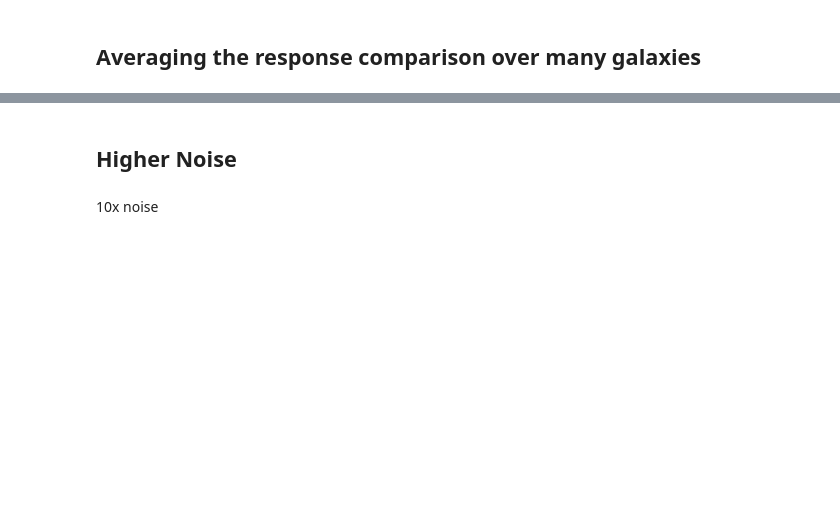
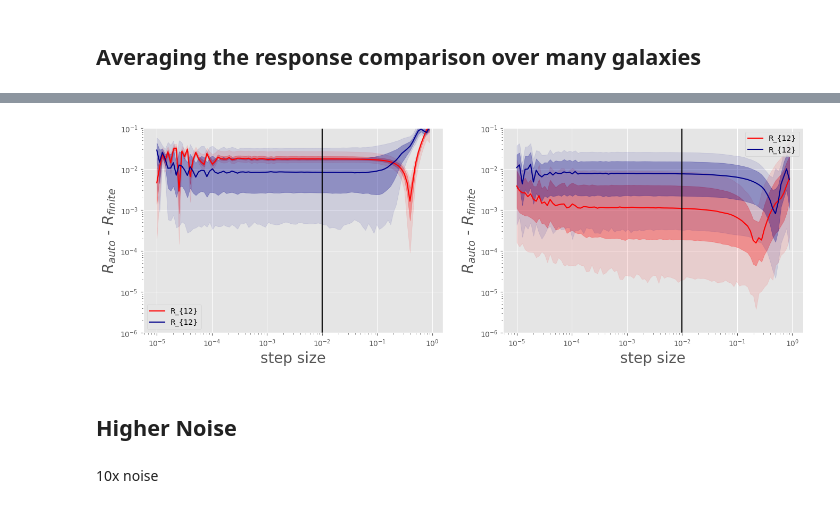
Before and after one commit to CosmoStat/autometacal, a Jupyter notebook: notebooks/metacal_compare_auto_finite.ipynb, the cells around one changed output, grey strips where cells are left out. Drawn from its saved outputs; the diff is of its cells as text; code cells hidden in the pictures; blank space fills up the shorter version.

```diff
--- a/notebooks/metacal_compare_auto_finite.ipynb
+++ b/notebooks/metacal_compare_auto_finite.ipynb
@@ -401,6 +366,10 @@ savefig(f'autofinite_response_log.jpeg',bbox_inches='tight')
 ## Galaxy Batches
 # %%
 from scipy.stats import truncnorm
+# %%
+def line_and_contours(lines,percentiles=[2.5,16,50,84,97.5]):
+  line_and_contours = np.percentile(lines,percentiles,axis=1)
+  return line_and_contours
 # %%
 g_list = []
 i=0
@@ -530,66 +504,53 @@ calibre_f=tf.linalg.inv(R_auto[:]) @ tf.reshape(e_auto,[-1,2,1])
 # %%
 style.use('ggplot')
+R_finite=np.array(R_finite_list)
 figure(figsize=(16,5))
 subplot(121)
 
-Yup00  = np.percentile(abs(R_auto[:,0,0]-R_finite[:,:,0,0]),[95],axis=1)[0]
-Ydn00  = np.percentile(abs(R_auto[:,0,0]-R_finite[:,:,0,0]),[5],axis=1)[0]
-fill_between(steps, Yup00,Ydn00,color='red',alpha=0.1)
-
-Yup00  = np.percentile(abs(R_auto[:,0,0]-R_finite[:,:,0,0]),[84],axis=1)[0]
-Ydn00  = np.percentile(abs(R_auto[:,0,0]-R_finite[:,:,0,0]),[16],axis=1)[0]
-fill_between(steps, Yup00,Ydn00,color='red',alpha=0.3)
-
-Yup11  = np.percentile(abs(R_auto[:,1,1]-R_finite[:,:,1,1]),[95],axis=1)[0]
-Ydn11  = np.percentile(abs(R_auto[:,1,1]-R_finite[:,:,1,1]),[5],axis=1)[0]
-fill_between(steps, Yup11,Ydn11,color='darkblue',alpha=0.1)
-
-Yup11  = np.percentile(abs(R_auto[:,1,1]-R_finite[:,:,1,1]),[84],axis=1)[0]
-Ydn11  = np.percentile(abs(R_auto[:,1,1]-R_finite[:,:,1,1]),[16],axis=1)[0]
-fill_between(steps, Yup11,Ydn11,color='darkblue',alpha=0.3)
+Y00_95, Y00_84, Y00_median, Y00_16, Y00_5 = line_and_contours(abs(R_auto[:,0,0]-R_finite[:,:,0,0]))
+fill_between(steps, Y00_5,Y00_95,color='red',alpha=0.1)####CL95
+fill_between(steps, Y00_16,Y00_84,color='red',alpha=0.3)####CL68
+plot(steps,Y00_median,label="R_{12}",color='red')####Median
 
 
-plot(steps,np.median(abs(R_auto[:,0,0]-R_finite[:,:,0,0]),axis=1),label="R_{11}",color='red')
-plot(steps,np.median(abs(R_auto[:,1,1]-R_finite[:,:,1,1]),axis=1),label="R_{22}",color='darkblue')
+Y11_95, Y11_84, Y11_median, Y11_16, Y11_5 = line_and_contours(abs(R_auto[:,1,1]-R_finite[:,:,1,1]))
+fill_between(steps, Y11_5,Y11_95,color='darkblue',alpha=0.1)####CL95
+fill_between(steps, Y11_16,Y11_84,color='darkblue',alpha=0.3)####CL68
+plot(steps,Y11_median,label="R_{12}",color='darkblue')####Median
+plot([1e-2,1e-2],[1e-6,1e-1],'k-')
 
-plot([1e-2,1e-2],[1e-6,1e-1],'k-')
-#ylim([1e-6,1e0])
+ylim([1e-6,1e-1])
 xlabel('step size',fontsize=20)
 ylabel('$R_{auto}$ - $R_{finite}$',fontsize=20)
 legend()
 xscale('log')
 yscale('log')
 
 subplot(122)
 
-####CL95
-Yup10  = np.percentile(abs(R_auto[:,1,0]-R_finite[:,:,1,0]),[95],axis=1)[0]
-Ydn10  = np.percentile(abs(R_auto[:,1,0]-R_finite[:,:,1,0]),[5],axis=1)[0]
-fill_between(steps, Yup10,Ydn10,color='red',alpha=0.1)
-####CL68
-Yup10  = np.percentile(abs(R_auto[:,1,0]-R_finite[:,:,1,0]),[84],axis=1)[0]
-Ydn10  = np.percentile(abs(R_auto[:,1,0]-R_finite[:,:,1,0]),[16],axis=1)[0]
-fill_between(steps, Yup10,Ydn10,color='red',alpha=0.3)
+Y10_95, Y10_84, Y10_median, Y10_16, Y10_5 = line_and_contours(abs(R_auto[:,1,0]-R_finite[:,:,1,0]))
+fill_between(steps, Y10_5,Y10_95,color='red',alpha=0.1)####CL95
+fill_between(steps, Y10_16,Y10_84,color='red',alpha=0.3)####CL68
+plot(steps,Y10_median,label="R_{12}",color='red')####Median
 
 
-Yup01  = np.percentile(abs(R_auto[:,0,1]-R_finite[:,:,0,1]),[95],axis=1)[0]
-Ydn01  = np.percentile(abs(R_auto[:,0,1]-R_finite[:,:,0,1]),[5],axis=1)[0]
-fill_between(steps, Yup01,Ydn01,color='darkblue',alpha=0.1)
+Y01_95, Y01_84, Y01_median, Y01_16, Y01_5 = line_and_contours(abs(R_auto[:,0,1]-R_finite[:,:,0,1]))
+fill_between(steps, Y01_5,Y01_95,color='darkblue',alpha=0.1)####CL95
+fill_between(steps, Y01_16,Y01_84,color='darkblue',alpha=0.3)####CL68
+plot(steps,Y01_median,label="R_{12}",color='darkblue')####Median
 
-Yup01  = np.percentile(abs(R_auto[:,0,1]-R_finite[:,:,0,1]),[84],axis=1)[0]
-Ydn01  = np.percentile(abs(R_auto[:,0,1]-R_finite[:,:,0,1]),[16],axis=1)[0]
-fill_between(steps, Yup01,Ydn01,color='darkblue',alpha=0.3)
 
-plot(steps,(np.median(abs(R_auto[:,1,0]-R_finite[:,:,1,0]),axis=1)),label="R_{12}",color='red')
-plot(steps,(np.median(abs(R_auto[:,0,1]-R_finite[:,:,0,1]),axis=1)),label="R_{21}",color='darkblue')
 plot([1e-2,1e-2],[1e-6,1e-1],'k-')
-#ylim([1e-6,1e0])
+
+ylim([1e-6,1e-1])
 xlabel('step size',fontsize=20)
-ylabel(" $R_{auto}$ - $R_{finite}$",fontsize=20)
+ylabel("$R_{auto}$ - $R_{finite}$",fontsize=20)
 legend()
 xscale('log')
 yscale('log')
 savefig('median_response.png',bbox_inches='tight')
+# %% [output]
+[figure, added]
 # %% [markdown]
 ## Higher Noise
 # %% [markdown]
```
Also changed, not shown: parts of 18 cells of this notebook, 5 other files.
